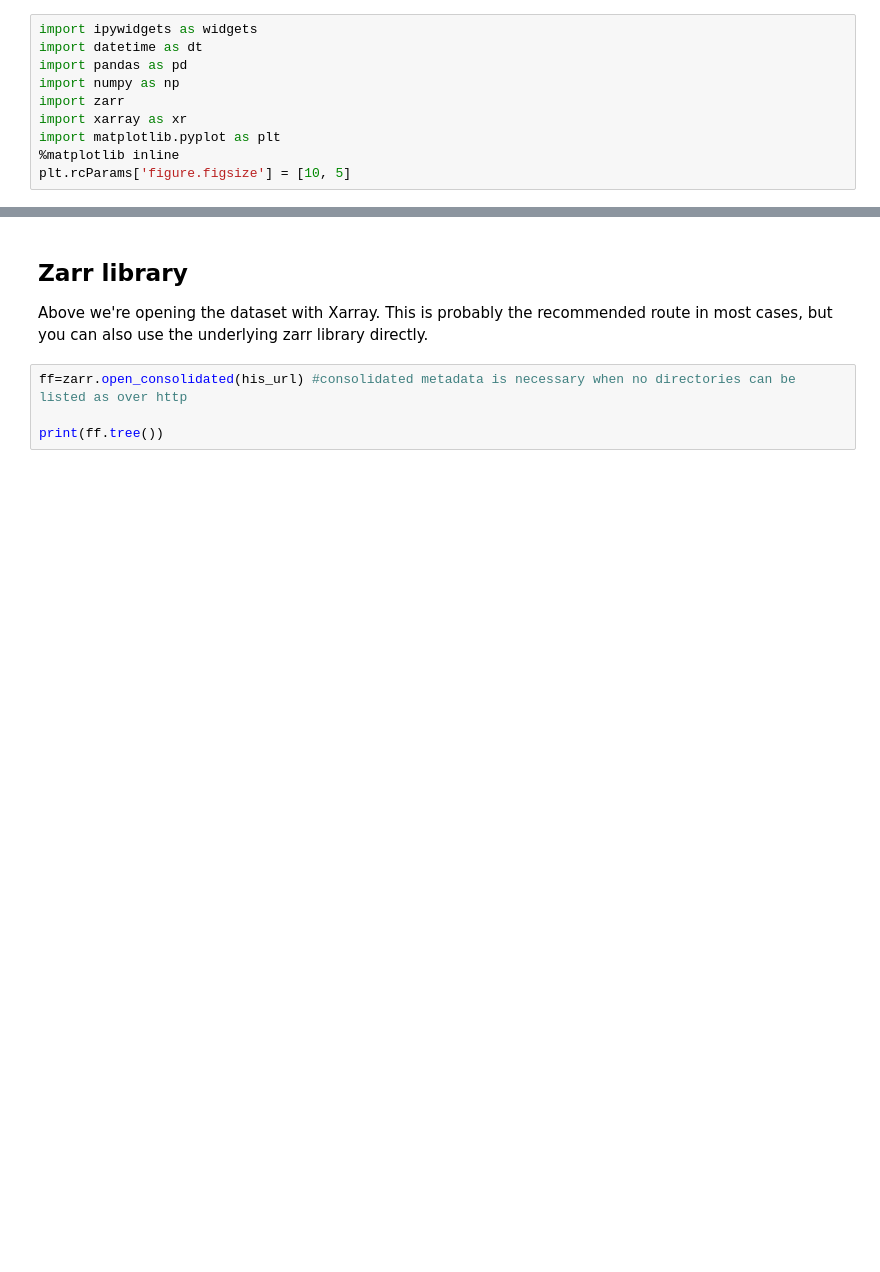
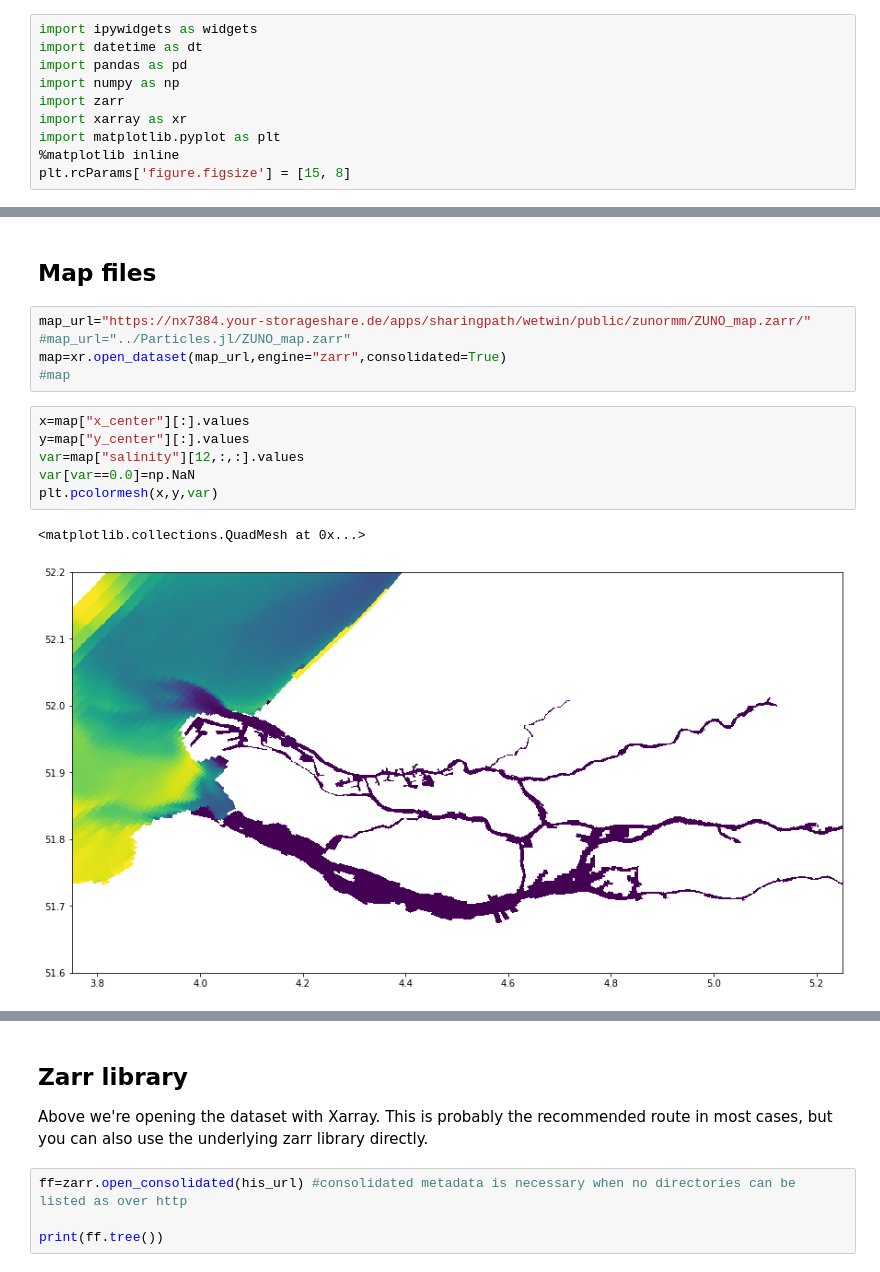
Before and after one commit to robot144/wetwin, a Jupyter notebook: zunormm_data.ipynb, the cells around one changed output, grey strips where cells are left out. Drawn from its saved outputs; the diff is of its cells as text; blank space fills up the shorter version.

```diff
--- a/zunormm_data.ipynb
+++ b/zunormm_data.ipynb
@@ -7,7 +7,7 @@ import zarr
 import xarray as xr
 import matplotlib.pyplot as plt
 %matplotlib inline
-plt.rcParams['figure.figsize'] = [10, 5]
+plt.rcParams['figure.figsize'] = [15, 8]
 # %%
 his_url="https://nx7384.your-storageshare.de/apps/sharingpath/wetwin/public/zunormm/ZUNO_his.zarr/"
 his=xr.open_dataset(his_url,engine="zarr",consolidated=True)
@@ -38,0 +18,16 @@ plt.plot(his.time[:],his.waterlevel[:,iloc])
+# %% [markdown]
+## Map files
+# %%
+map_url="https://nx7384.your-storageshare.de/apps/sharingpath/wetwin/public/zunormm/ZUNO_map.zarr/"
+#map_url="../Particles.jl/ZUNO_map.zarr"
+map=xr.open_dataset(map_url,engine="zarr",consolidated=True)
+#map
+# %%
+x=map["x_center"][:].values
+y=map["y_center"][:].values
+var=map["salinity"][12,:,:].values
+var[var==0.0]=np.NaN
+plt.pcolormesh(x,y,var)
+# %% [output]
+<matplotlib.collections.QuadMesh at 0x...>
+[figure, added]
```
Also changed, not shown: parts of 7 cells of this notebook.
